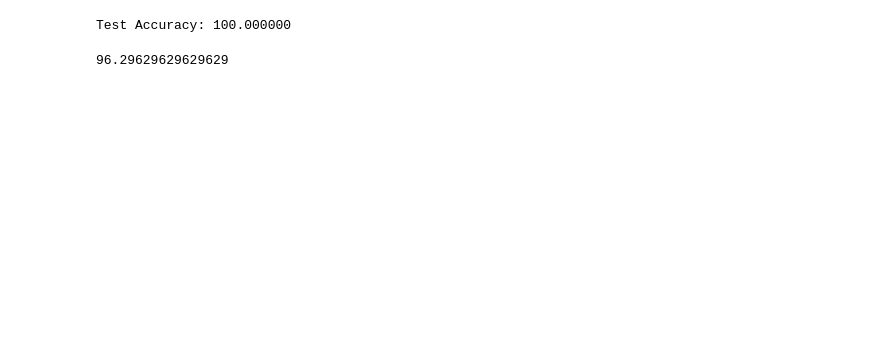
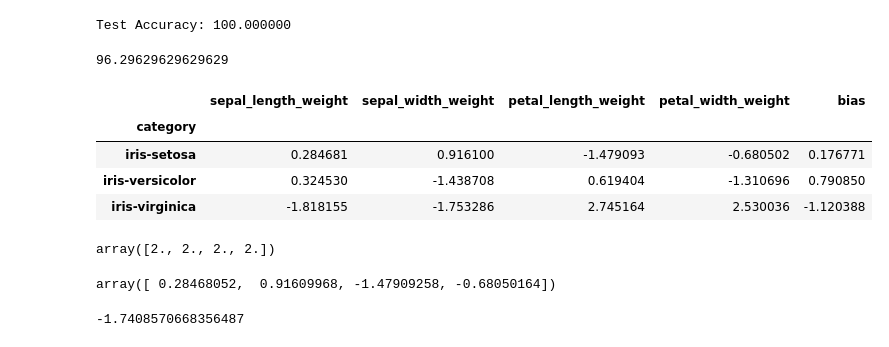
Before and after one commit to Vyvy-vi/iris-flower-classifier, a Jupyter notebook: classification-logistic-regression-from-scratch.ipynb, the cells around one changed output. Cells and saved outputs as stored; diff of their text form; code cells hidden in the pictures; blank space fills up the shorter version.

```diff
--- a/classification-logistic-regression-from-scratch.ipynb
+++ b/classification-logistic-regression-from-scratch.ipynb
@@ -447,0 +471,22 @@ ovr_df.insert(5,"Predicted",ovr_pred, True)
+# %%
+p = pd.read_pickle('./data/Iris-LR-scratch.pkl')
+# %%
+p
+# %% [output]
+|  | sepal_length_weight | sepal_width_weight | petal_length_weight | petal_width_weight | bias |
+| category |  |  |  |  |  |
+| iris-setosa | 0.284681 | 0.916100 | -1.479093 | -0.680502 | 0.176771 |
+| iris-versicolor | 0.324530 | -1.438708 | 0.619404 | -1.310696 | 0.790850 |
+| iris-virginica | -1.818155 | -1.753286 | 2.745164 | 2.530036 | -1.120388 |
+# %%
+np.array([2, 2, 2, 2], dtype="float64")
+# %% [output]
+array([2., 2., 2., 2.])
+# %%
+p.loc["iris-setosa"][:4].to_numpy()
+# %% [output]
+array([ 0.28468052,  0.91609968, -1.47909258, -0.68050164])
+# %%
+np.dot(p.loc["iris-setosa"][:4].to_numpy(), np.array([2, 2, 2, 2], dtype="float64")) + p.loc["iris-setosa"][-1]
+# %% [output]
+-1.7408570668356487
```
Also changed, not shown: parts of 11 cells of this notebook, 1 other file.
